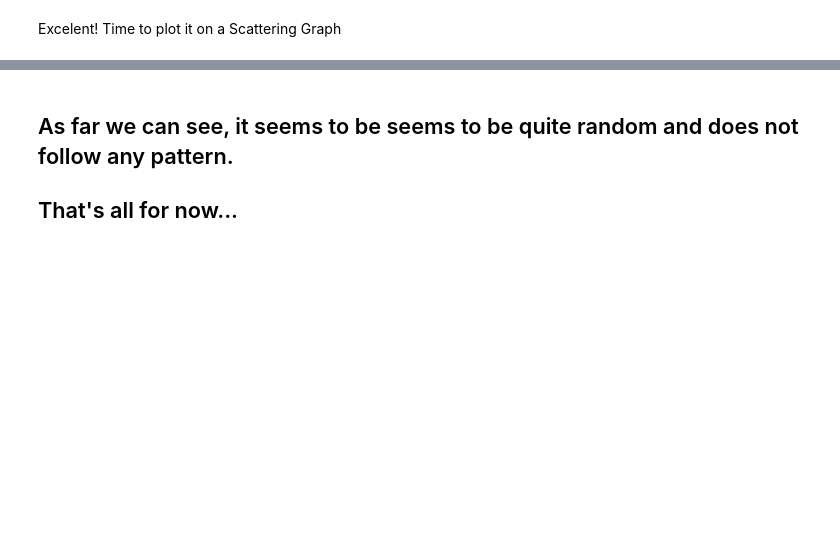
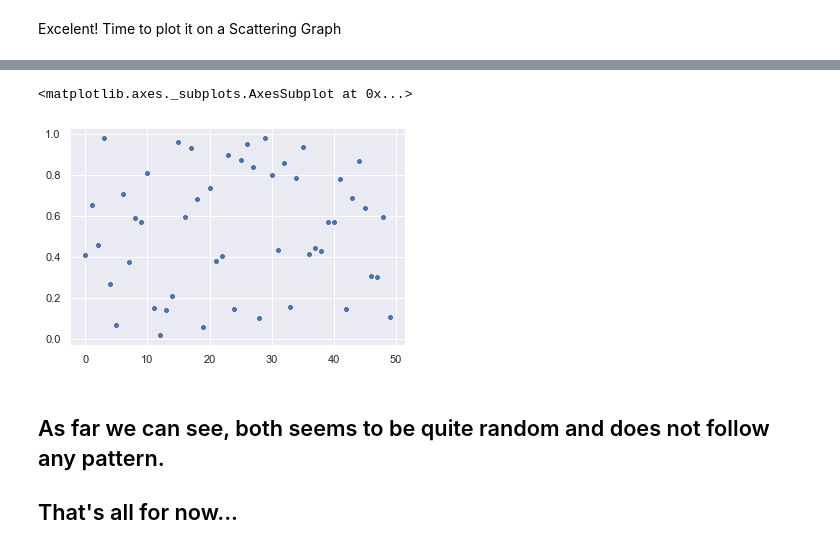
Before and after one commit to NicoAntonelli/Experiments-and-Jupyter-Notebooks, a Jupyter notebook: pseudorandom_generator_congruential.ipynb, the cells around one changed output, grey strips where cells are left out. Drawn from its saved outputs; the diff is of its cells as text; code cells hidden in the pictures; blank space fills up the shorter version.

```diff
--- a/pseudorandom_generator_congruential.ipynb
+++ b/pseudorandom_generator_congruential.ipynb
@@ -79,0 +69,5 @@ sns.scatterplot(data=random_values)
+# %%
+C = A-42
+mixed_random_values = np.array(randomGenerator(M, A, C, X0, total))
+mixed_random_values = randomValues(mixed_random_values, M)
+mixed_random_values
@@ -80,4 +85,9 @@ sns.scatterplot(data=random_values)
+# %%
+sns.scatterplot(data=mixed_random_values)
+# %% [output]
+<matplotlib.axes._subplots.AxesSubplot at 0x...>
+[figure, added]
 # %% [markdown]
-## As far we can see, it seems to be seems to be quite random and does not follow any pattern.
+## As far we can see, both seems to be quite random and does not follow any pattern.
 
 ## That's all for now...
```
Also changed, not shown: parts of 13 cells of this notebook, 2 other files.
